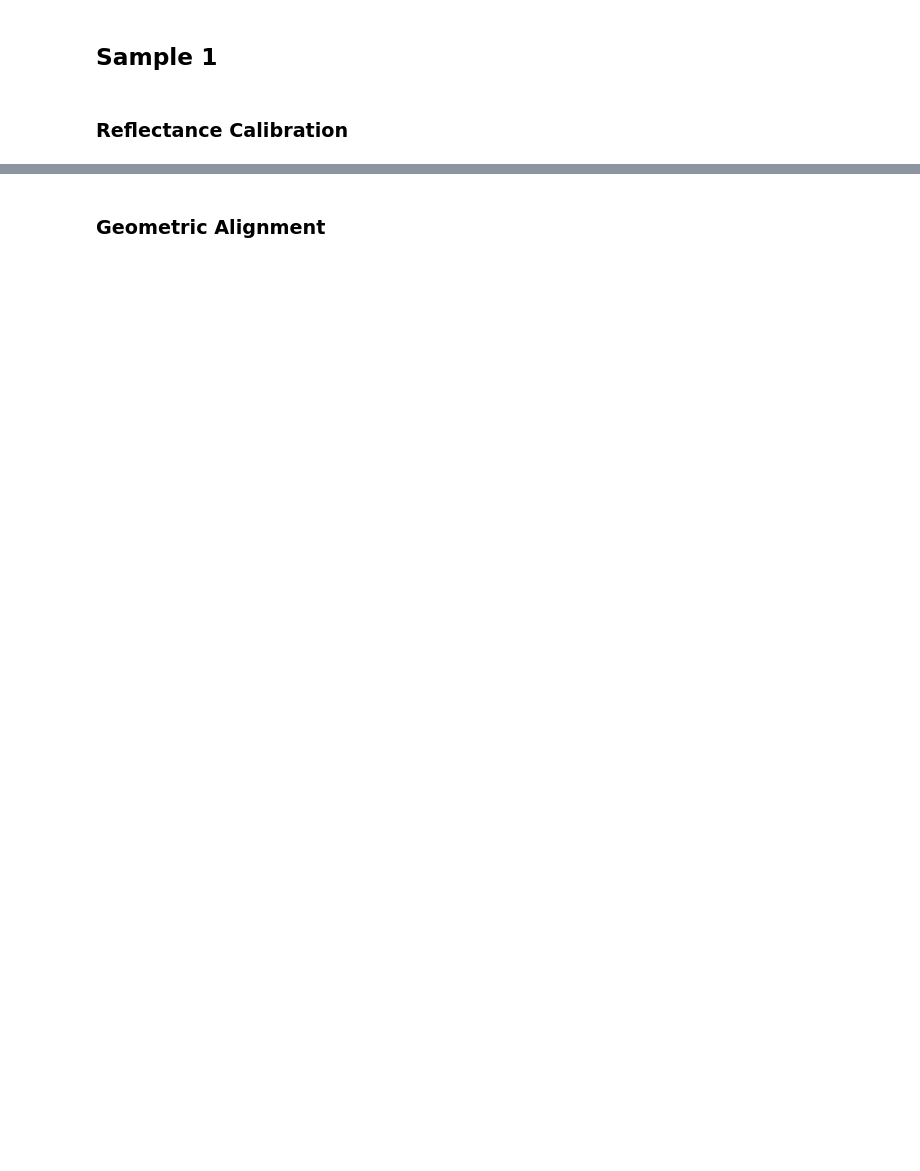
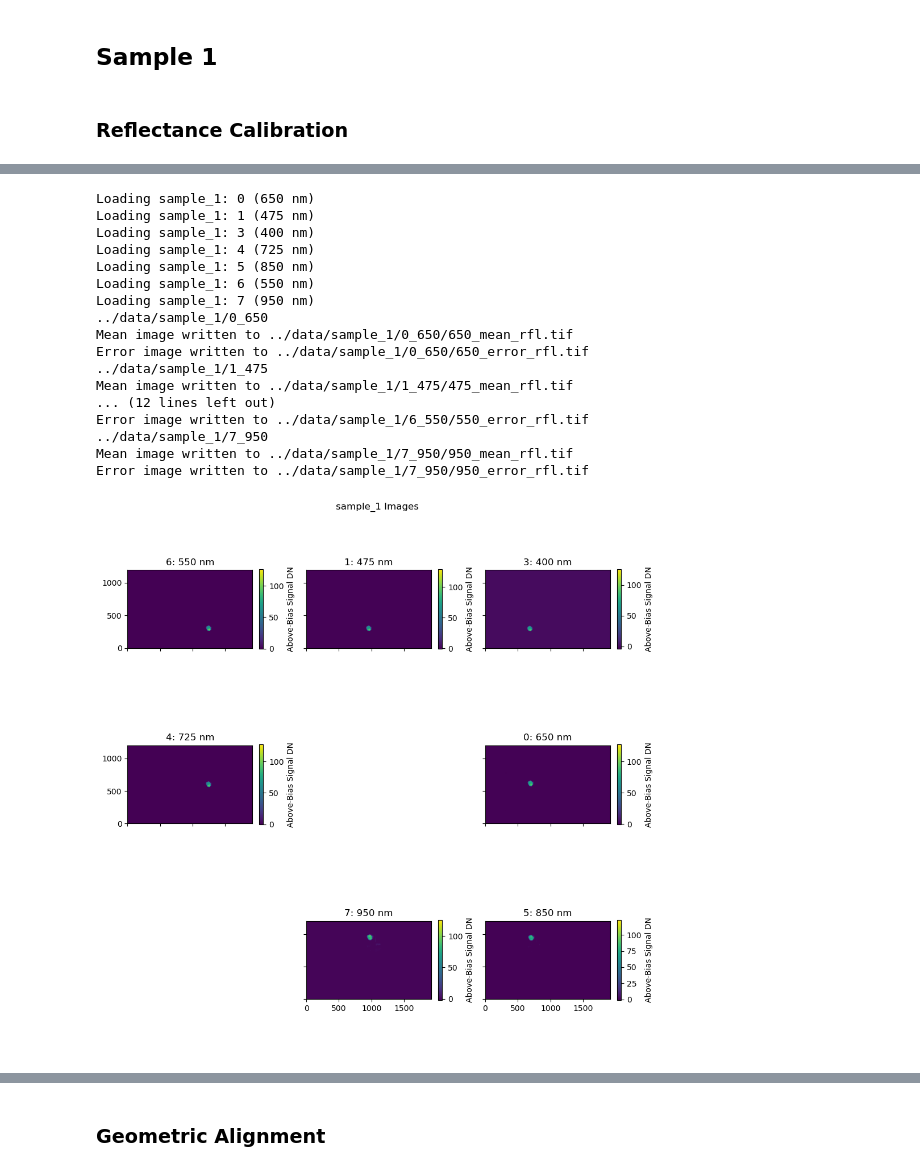
Before and after one commit to rbstabbins/orochi_simulator_control, a Jupyter notebook: notebooks/image_processing_26042023.ipynb, the cells around one changed output, grey strips where cells are left out. Cells and saved outputs as stored; diff of their text form; code cells hidden in the pictures; blank space fills up the shorter version.

```diff
--- a/notebooks/image_processing_26042023.ipynb
+++ b/notebooks/image_processing_26042023.ipynb
@@ -280,0 +170,22 @@ Error image written to ../data/sample_1/7_950/950_error_rfl.tif
+# %%
+smpl_imgs = osp.load_sample('sample_1')
+reflectance = osp.apply_reflectance_calibration(smpl_imgs, cali_coeffs)
+# %% [output]
+Loading sample_1: 0 (650 nm)
+Loading sample_1: 1 (475 nm)
+Loading sample_1: 3 (400 nm)
+Loading sample_1: 4 (725 nm)
+Loading sample_1: 5 (850 nm)
+Loading sample_1: 6 (550 nm)
+Loading sample_1: 7 (950 nm)
+../data/sample_1/0_650
+Mean image written to ../data/sample_1/0_650/650_mean_rfl.tif
+Error image written to ../data/sample_1/0_650/650_error_rfl.tif
+../data/sample_1/1_475
+Mean image written to ../data/sample_1/1_475/475_mean_rfl.tif
+... (12 lines left out)
+Error image written to ../data/sample_1/6_550/550_error_rfl.tif
+../data/sample_1/7_950
+Mean image written to ../data/sample_1/7_950/950_mean_rfl.tif
+Error image written to ../data/sample_1/7_950/950_error_rfl.tif
+[figure, added]
```
Also changed, not shown: parts of 42 cells of this notebook, 1 other file.
